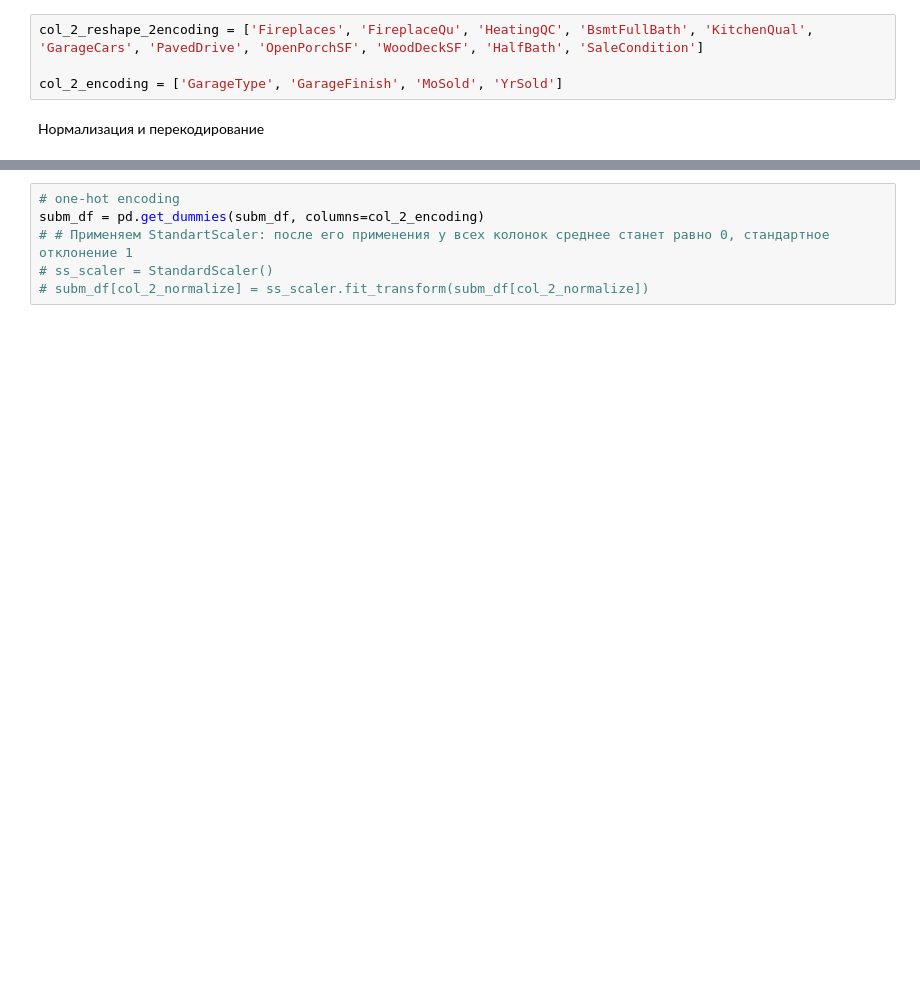
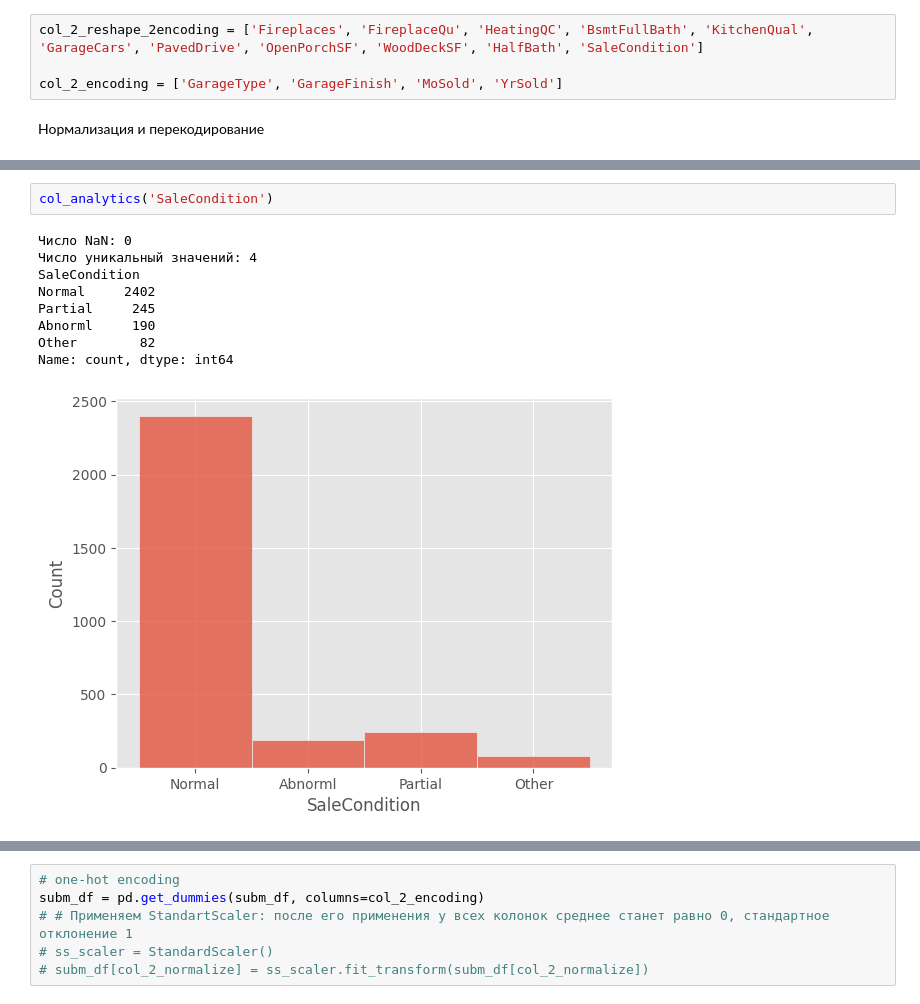
Before and after one commit to vkadnikov92/estate_kaggle, a Jupyter notebook: work_copyVK.ipynb, the cells around one changed output, grey strips where cells are left out. Drawn from its saved outputs; the diff is of its cells as text; blank space fills up the shorter version.

```diff
--- a/work_copyVK.ipynb
+++ b/work_copyVK.ipynb
@@ -173,3 +210,15 @@ col_2_encoding = ['GarageType', 'GarageFinish', 'MoSold', 'YrSold']
+# %%
+col_analytics('SaleCondition')
+# %% [output]
+Число NaN: 0
+Число уникальный значений: 4
+SaleCondition
+Normal     2402
+Partial     245
+Abnorml     190
+Other        82
+Name: count, dtype: int64
+[figure, added]
 # %%
 # перекодирование на 1 и 0
 
```
Also changed, not shown: parts of 48 cells of this notebook.
